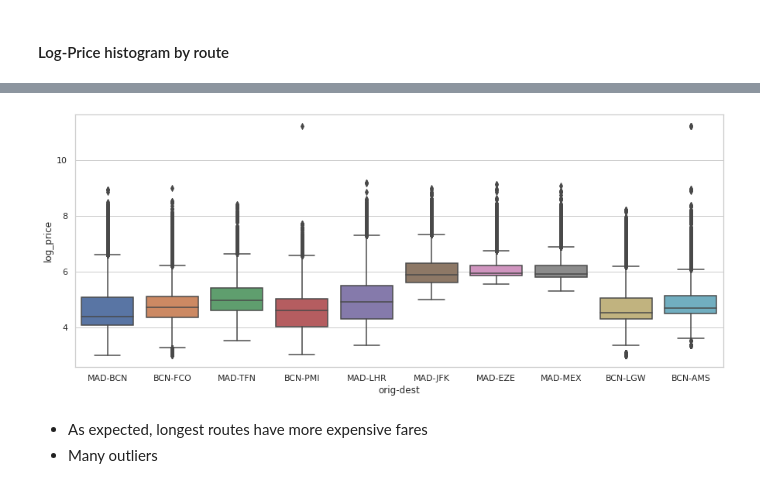
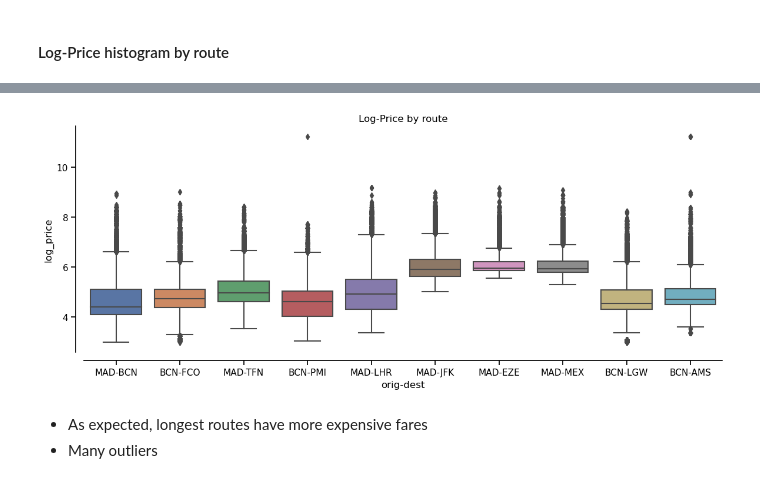
Before and after one commit to adriancervero/flight-prices-prediction, a Jupyter notebook: notebooks/02-exploratory_data_analysis.ipynb, the cells around one changed output, grey strips where cells are left out. Saved outputs shown, nothing was run; the diff lists cells and outputs as text; code cells hidden in the pictures.

```diff
--- a/notebooks/02-exploratory_data_analysis.ipynb
+++ b/notebooks/02-exploratory_data_analysis.ipynb
@@ -8,7 +10,7 @@ import seaborn as sns
 # %%
 sns.set_context('notebook')
 sns.set_palette('deep')
-sns.set_style('whitegrid')
+#sns.set_style('whitegrid')
 import warnings
 warnings.filterwarnings('ignore')
 # %% [markdown]
@@ -74,8 +68,7 @@ flights.head()
 | 4 | 2021-01-31 | 2021-02-01 | 14:50 | 2021-02-02 | 08:50 | 2021-02-01 13:50:00 | 2021-02-02 07:50:00 | MAD | BCN | UX | ... |
 5 rows × 22 columns
 # %%
-flights.drop_duplicates(inplace=True)
 # Data transformations needed for some visualization:
 flights['orig-dest'] = flights['flyFrom'] +'-'+ flights['flyTo']
-#flights['airlines_'] = flights['airlines'].apply(lambda x: x.split(',')[0])
-flights['flight_no'] = flights['airlines'].apply(lambda x: x.split(',')[0])+''+flights['flight_no'].astype(str)
+flights['airline'] = flights['airlines'].apply(lambda x: x.split(',')[0])
+flights['flight_no'] = flights['airline']+''+flights['flight_no'].astype(str)
@@ -186,9 +214,11 @@ plot_hist_price_by_route(flights, log=True);
 # %%
 flights['orig-dest'] = flights['flyFrom'] +'-'+ flights['flyTo']
-plt.figure(figsize=(15, 6))
+plt.figure(figsize=(14, 5))
 sns.boxplot(x='orig-dest', y='log_price', data=flights);
+sns.despine(offset=10)
+plt.title('Log-Price by route');
 # %% [output]
-[figure, old version]
+[figure, new version]
 # %% [markdown]
 * As expected, longest routes have more expensive fares
 * Many outliers
```
Also changed, not shown: parts of 63 cells of this notebook.
